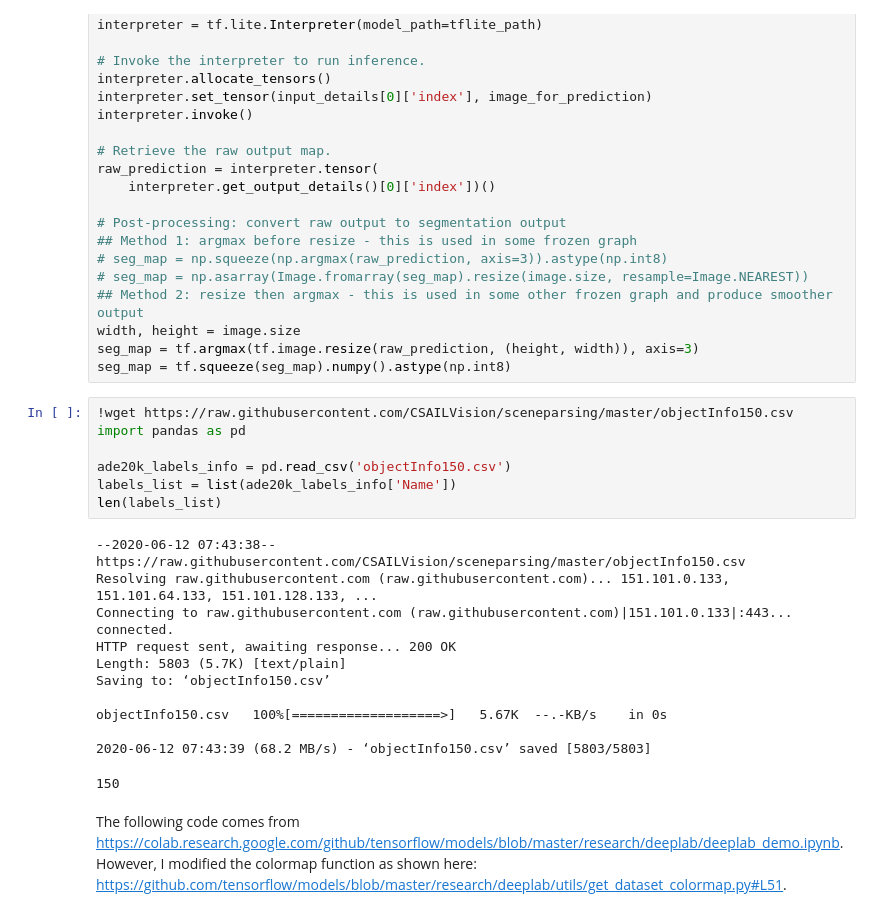
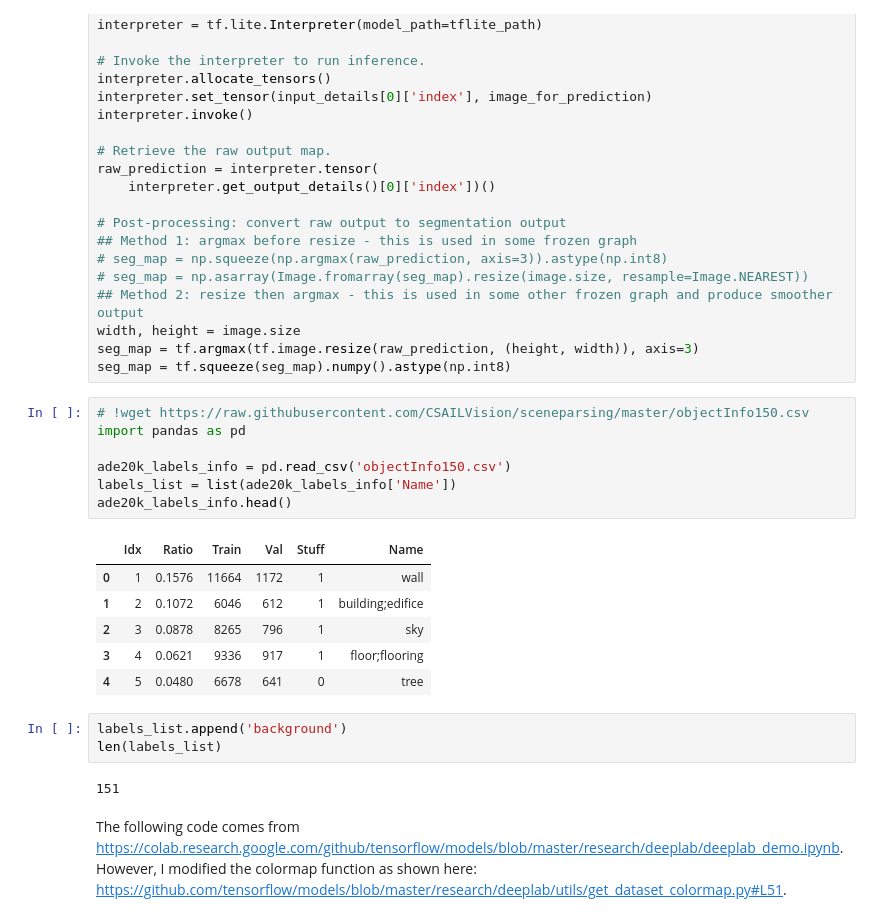
Before and after one commit to sayakpaul/Adventures-in-TensorFlow-Lite, a Jupyter notebook: DeepLab_TFLite_ADE20k.ipynb, the cells around one changed output. Drawn from its saved outputs; the diff is of its cells as text.

Commit message:
Fixed labels

```diff
--- a/DeepLab_TFLite_ADE20k.ipynb
+++ b/DeepLab_TFLite_ADE20k.ipynb
@@ -194,24 +194,24 @@ width, height = image.size
 seg_map = tf.argmax(tf.image.resize(raw_prediction, (height, width)), axis=3)
 seg_map = tf.squeeze(seg_map).numpy().astype(np.int8)
 # %%
-!wget https://raw.githubusercontent.com/CSAILVision/sceneparsing/master/objectInfo150.csv
+# !wget https://raw.githubusercontent.com/CSAILVision/sceneparsing/master/objectInfo150.csv
 import pandas as pd
 
 ade20k_labels_info = pd.read_csv('objectInfo150.csv')
 labels_list = list(ade20k_labels_info['Name'])
-len(labels_list)
+ade20k_labels_info.head()
 # %% [output]
---2020-06-12 07:43:38--  https://raw.githubusercontent.com/CSAILVision/sceneparsing/master/objectInfo150.csv
-Resolving raw.githubusercontent.com (raw.githubusercontent.com)... 151.101.0.133, 151.101.64.133, 151.101.128.133, ...
-Connecting to raw.githubusercontent.com (raw.githubusercontent.com)|151.101.0.133|:443... connected.
-HTTP request sent, awaiting response... 200 OK
-Length: 5803 (5.7K) [text/plain]
-Saving to: ‘objectInfo150.csv’
-
-objectInfo150.csv   100%[===================>]   5.67K  --.-KB/s    in 0s
-
-2020-06-12 07:43:39 (68.2 MB/s) - ‘objectInfo150.csv’ saved [5803/5803]
-150
+|  | Idx | Ratio | Train | Val | Stuff | Name |
+| 0 | 1 | 0.1576 | 11664 | 1172 | 1 | wall |
+| 1 | 2 | 0.1072 | 6046 | 612 | 1 | building;edifice |
+| 2 | 3 | 0.0878 | 8265 | 796 | 1 | sky |
+| 3 | 4 | 0.0621 | 9336 | 917 | 1 | floor;flooring |
+| 4 | 5 | 0.0480 | 6678 | 641 | 0 | tree |
+# %%
+labels_list.append('background')
+len(labels_list)
+# %% [output]
+151
 # %% [markdown]
 The following code comes from https://colab.research.google.com/github/tensorflow/models/blob/master/research/deeplab/deeplab_demo.ipynb. However, I modified the colormap function as shown here: https://github.com/tensorflow/models/blob/master/research/deeplab/utils/get_dataset_colormap.py#L51.
 # %%
```
Also changed, not shown: parts of 7 cells of this notebook.
